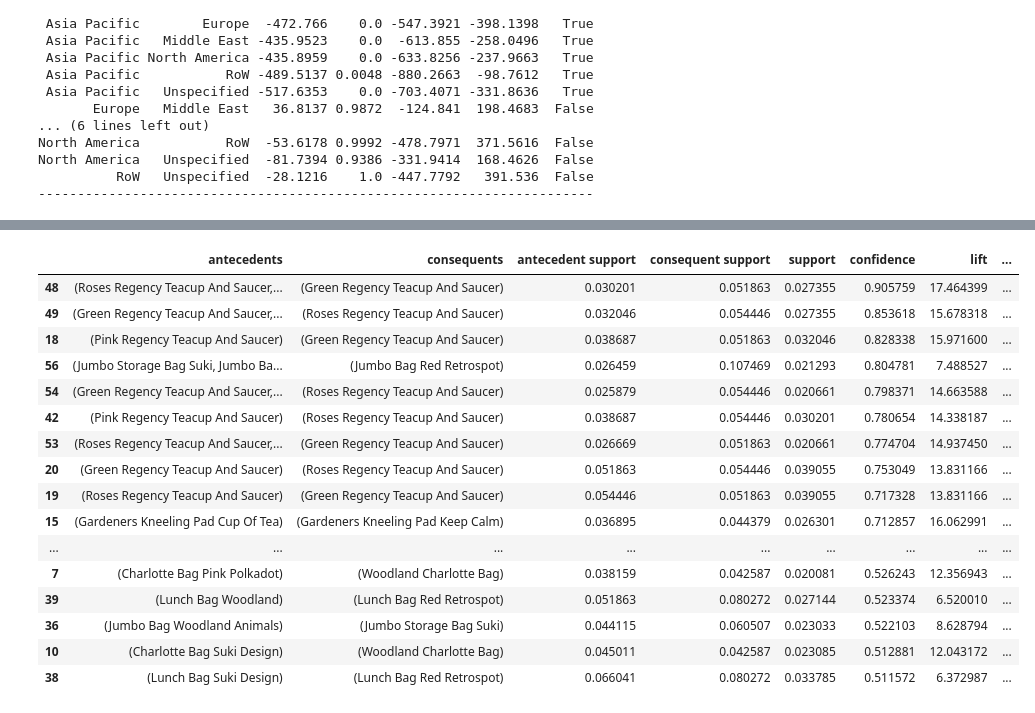
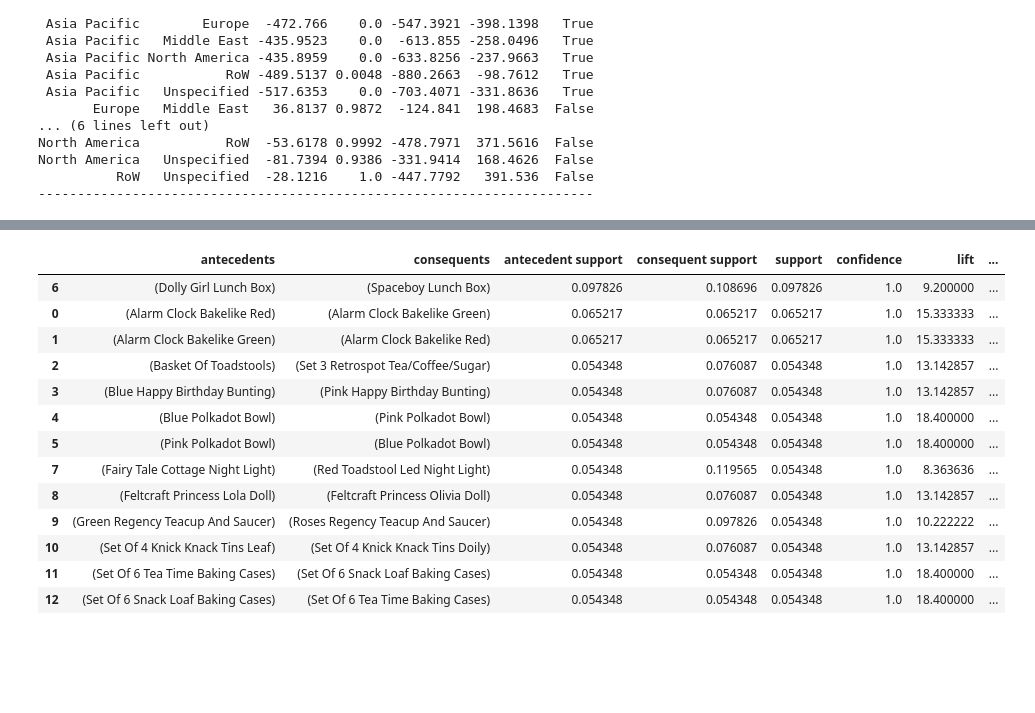
Before and after one commit to antobzzll/Analytics-Portfolio, a Jupyter notebook: Business Analytics/Market Basket Analysis/e-commerce-analytics.ipynb, the cells around one changed output, grey strips where cells are left out. Saved outputs shown, nothing was run; the diff lists cells and outputs as text; code cells hidden in the pictures; blank space fills up the shorter version.

```diff
--- a/Business Analytics/Market Basket Analysis/e-commerce-analytics.ipynb
+++ b/Business Analytics/Market Basket Analysis/e-commerce-analytics.ipynb
@@ -512,12 +508,15 @@ In market basket analysis, association rules play a central role as they describ
 # %%
+# Subsetting for Asia/Pacific transactions
+asian_market = df[df['Region'] == 'Asia Pacific']
+
 # Converting transactions in a list of lists
-transactions = df.groupby('TransactionNo').apply(lambda x: list(x['ProductName'])).to_list()
+transactions = asian_market.groupby('TransactionNo').apply(lambda x: list(x['ProductName'])).to_list()
 encoder = TransactionEncoder().fit(transactions)
 onehot = encoder.transform(transactions)
 onehot = pd.DataFrame(onehot, columns=encoder.columns_)
 # %%
 frequent_itemsets = apriori(onehot,
-                            min_support = 0.02,
+                            min_support = 0.05,
                             max_len = 5,
                             use_colnames = True)
 print('Number of itemsets selected:', len(frequent_itemsets))
@@ -526,26 +539,24 @@ Number of itemsets selected: 398
 # %%
-rules = association_rules(frequent_itemsets, metric='confidence', min_threshold=0.51)
+rules = association_rules(frequent_itemsets, metric='confidence', min_threshold=1)
 rules['n_antecedents'] = rules['antecedents'].apply(lambda x: len(x))
 rules['n_consequents'] = rules['consequents'].apply(lambda x: len(x))
-rules.sort_values('confidence', ascending=False)
+rules = rules[(rules['n_antecedents'] == 1) & (rules['n_consequents'] == 1)]
+rules.sort_values('support', ascending=False)
 # %% [output]
 |  | antecedents | consequents | antecedent support | consequent support | support | confidence | lift | ... |
-| 48 | (Roses Regency Teacup And Saucer,... | (Green Regency Teacup And Saucer) | 0.030201 | 0.051863 | 0.027355 | 0.905759 | 17.464399 | ... |
-| 49 | (Green Regency Teacup And Saucer,... | (Roses Regency Teacup And Saucer) | 0.032046 | 0.054446 | 0.027355 | 0.853618 | 15.678318 | ... |
-| 18 | (Pink Regency Teacup And Saucer) | (Green Regency Teacup And Saucer) | 0.038687 | 0.051863 | 0.032046 | 0.828338 | 15.971600 | ... |
-| 56 | (Jumbo Storage Bag Suki, Jumbo Ba... | (Jumbo Bag Red Retrospot) | 0.026459 | 0.107469 | 0.021293 | 0.804781 | 7.488527 | ... |
-| 54 | (Green Regency Teacup And Saucer,... | (Roses Regency Teacup And Saucer) | 0.025879 | 0.054446 | 0.020661 | 0.798371 | 14.663588 | ... |
-| 42 | (Pink Regency Teacup And Saucer) | (Roses Regency Teacup And Saucer) | 0.038687 | 0.054446 | 0.030201 | 0.780654 | 14.338187 | ... |
-| 53 | (Roses Regency Teacup And Saucer,... | (Green Regency Teacup And Saucer) | 0.026669 | 0.051863 | 0.020661 | 0.774704 | 14.937450 | ... |
-| 20 | (Green Regency Teacup And Saucer) | (Roses Regency Teacup And Saucer) | 0.051863 | 0.054446 | 0.039055 | 0.753049 | 13.831166 | ... |
-| 19 | (Roses Regency Teacup And Saucer) | (Green Regency Teacup And Saucer) | 0.054446 | 0.051863 | 0.039055 | 0.717328 | 13.831166 | ... |
-| 15 | (Gardeners Kneeling Pad Cup Of Tea) | (Gardeners Kneeling Pad Keep Calm) | 0.036895 | 0.044379 | 0.026301 | 0.712857 | 16.062991 | ... |
-| ... | ... | ... | ... | ... | ... | ... | ... | ... |
-| 7 | (Charlotte Bag Pink Polkadot) | (Woodland Charlotte Bag) | 0.038159 | 0.042587 | 0.020081 | 0.526243 | 12.356943 | ... |
-| 39 | (Lunch Bag Woodland) | (Lunch Bag Red Retrospot) | 0.051863 | 0.080272 | 0.027144 | 0.523374 | 6.520010 | ... |
-| 36 | (Jumbo Bag Woodland Animals) | (Jumbo Storage Bag Suki) | 0.044115 | 0.060507 | 0.023033 | 0.522103 | 8.628794 | ... |
-| 10 | (Charlotte Bag Suki Design) | (Woodland Charlotte Bag) | 0.045011 | 0.042587 | 0.023085 | 0.512881 | 12.043172 | ... |
-| 38 | (Lunch Bag Suki Design) | (Lunch Bag Red Retrospot) | 0.066041 | 0.080272 | 0.033785 | 0.511572 | 6.372987 | ... |
+| 6 | (Dolly Girl Lunch Box) | (Spaceboy Lunch Box) | 0.097826 | 0.108696 | 0.097826 | 1.0 | 9.200000 | ... |
+| 0 | (Alarm Clock Bakelike Red) | (Alarm Clock Bakelike Green) | 0.065217 | 0.065217 | 0.065217 | 1.0 | 15.333333 | ... |
+| 1 | (Alarm Clock Bakelike Green) | (Alarm Clock Bakelike Red) | 0.065217 | 0.065217 | 0.065217 | 1.0 | 15.333333 | ... |
+| 2 | (Basket Of Toadstools) | (Set 3 Retrospot Tea/Coffee/Sugar) | 0.054348 | 0.076087 | 0.054348 | 1.0 | 13.142857 | ... |
+| 3 | (Blue Happy Birthday Bunting) | (Pink Happy Birthday Bunting) | 0.054348 | 0.076087 | 0.054348 | 1.0 | 13.142857 | ... |
+| 4 | (Blue Polkadot Bowl) | (Pink Polkadot Bowl) | 0.054348 | 0.054348 | 0.054348 | 1.0 | 18.400000 | ... |
+| 5 | (Pink Polkadot Bowl) | (Blue Polkadot Bowl) | 0.054348 | 0.054348 | 0.054348 | 1.0 | 18.400000 | ... |
+| 7 | (Fairy Tale Cottage Night Light) | (Red Toadstool Led Night Light) | 0.054348 | 0.119565 | 0.054348 | 1.0 | 8.363636 | ... |
+| 8 | (Feltcraft Princess Lola Doll) | (Feltcraft Princess Olivia Doll) | 0.054348 | 0.076087 | 0.054348 | 1.0 | 13.142857 | ... |
+| 9 | (Green Regency Teacup And Saucer) | (Roses Regency Teacup And Saucer) | 0.054348 | 0.097826 | 0.054348 | 1.0 | 10.222222 | ... |
+| 10 | (Set Of 4 Knick Knack Tins Leaf) | (Set Of 4 Knick Knack Tins Doily) | 0.054348 | 0.076087 | 0.054348 | 1.0 | 13.142857 | ... |
+| 11 | (Set Of 6 Tea Time Baking Cases) | (Set Of 6 Snack Loaf Baking Cases) | 0.054348 | 0.054348 | 0.054348 | 1.0 | 18.400000 | ... |
+| 12 | (Set Of 6 Snack Loaf Baking Cases) | (Set Of 6 Tea Time Baking Cases) | 0.054348 | 0.054348 | 0.054348 | 1.0 | 18.400000 | ... |
 # %% [markdown]
 These MBA metrics are commonly used in association rule mining, a data mining technique used to identify relationships and patterns among items in a dataset. Here's a brief explanation of each metric:
 
```
Also changed, not shown: parts of 12 cells of this notebook, 23 other files.
